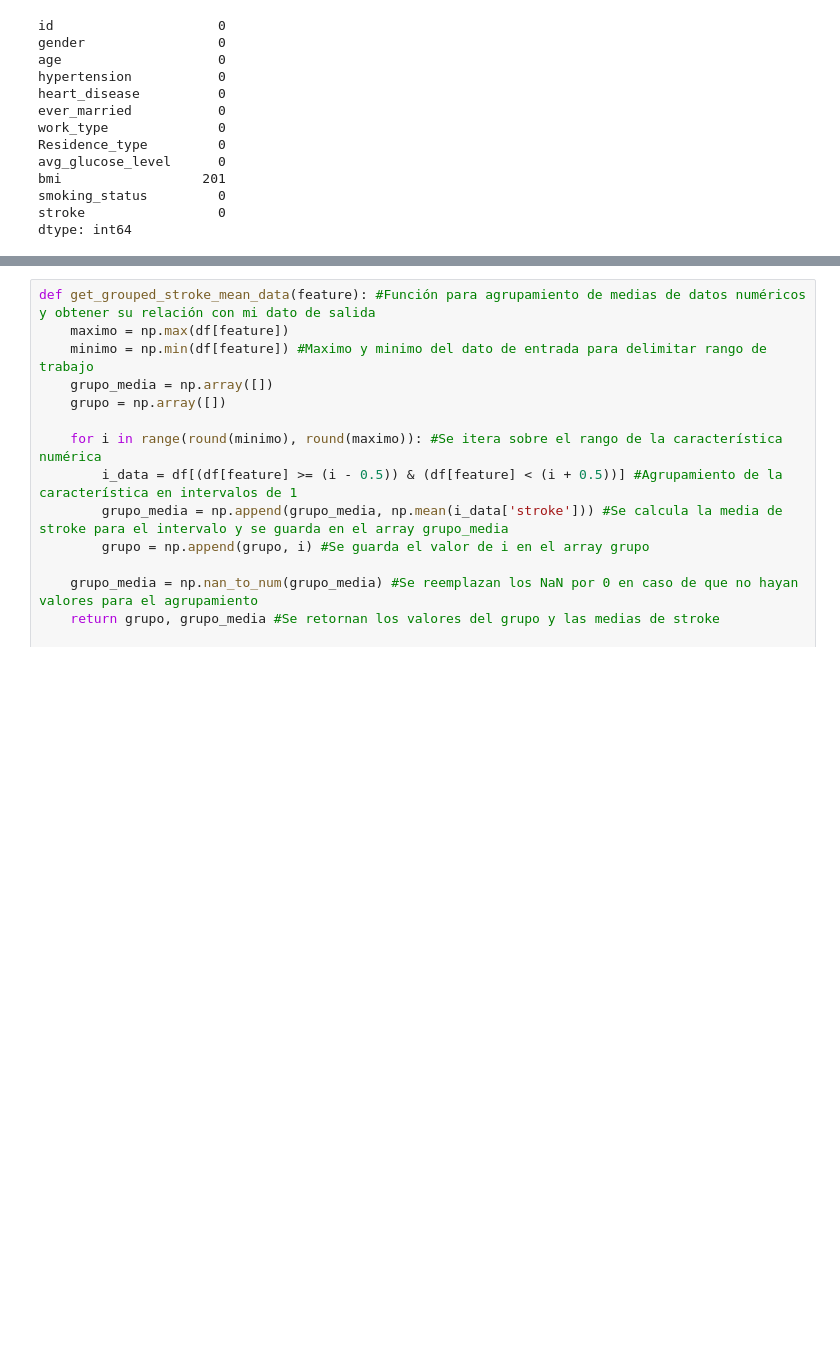
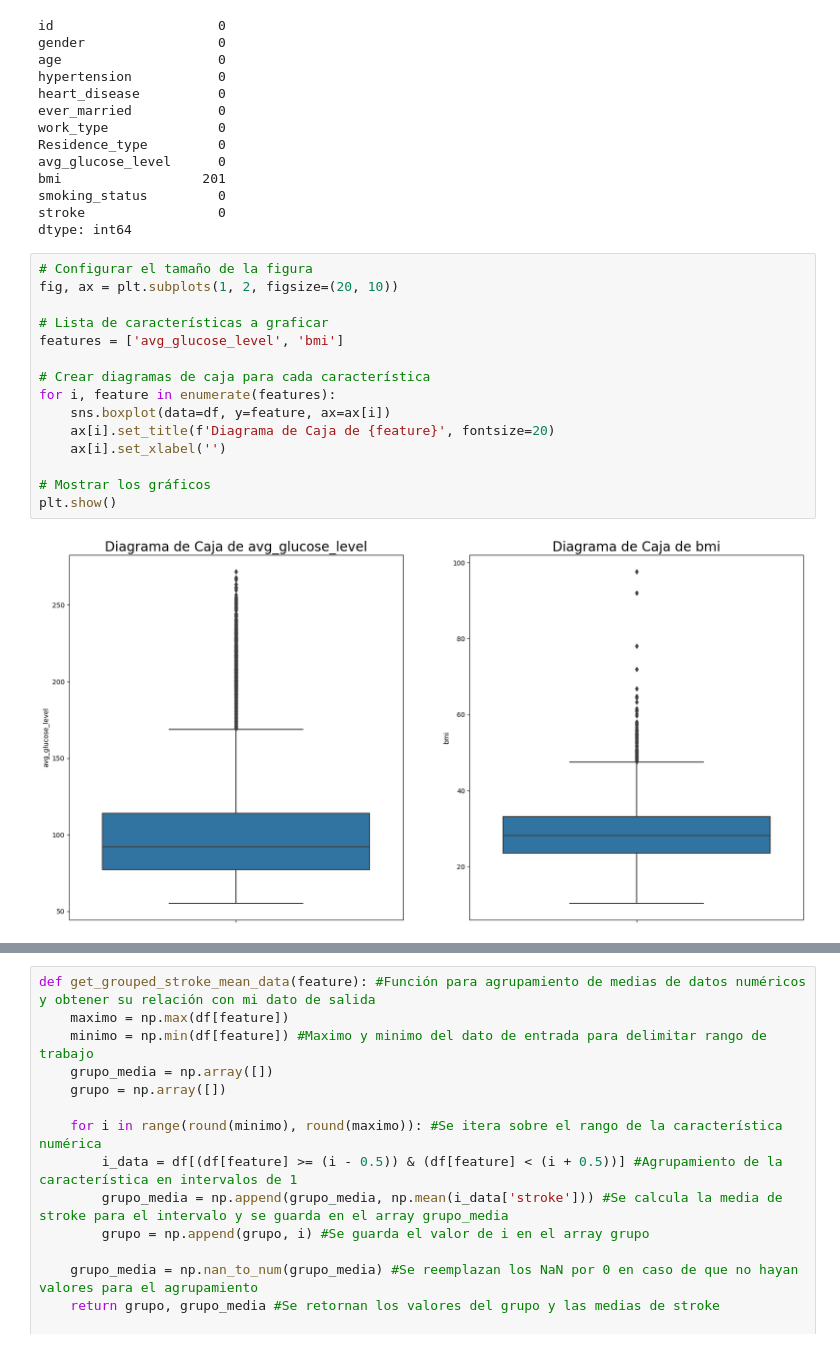
Before and after one commit to joanavarro23/tp-mate3-red, a Jupyter notebook: mate3-red/red.ipynb, the cells around one changed output, grey strips where cells are left out. Cells and saved outputs as stored; diff of their text form; blank space fills up the shorter version.

```diff
--- a/mate3-red/red.ipynb
+++ b/mate3-red/red.ipynb
@@ -60,3 +83,20 @@ bmi                  201
 smoking_status         0
 stroke                 0
 dtype: int64
+# %%
+# Configurar el tamaño de la figura
+fig, ax = plt.subplots(1, 2, figsize=(20, 10))
+
+# Lista de características a graficar
+features = ['avg_glucose_level', 'bmi']
+
+# Crear diagramas de caja para cada característica
+for i, feature in enumerate(features):
+    sns.boxplot(data=df, y=feature, ax=ax[i])
+    ax[i].set_title(f'Diagrama de Caja de {feature}', fontsize=20)
+    ax[i].set_xlabel('')
+
+# Mostrar los gráficos
+plt.show()
+# %% [output]
+[figure, added]
```
Also changed, not shown: parts of 31 cells of this notebook.
